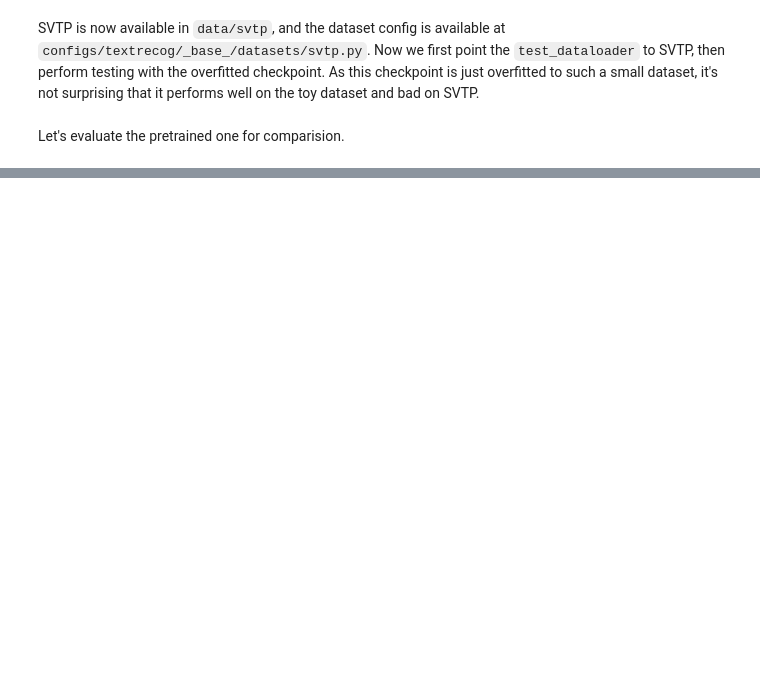
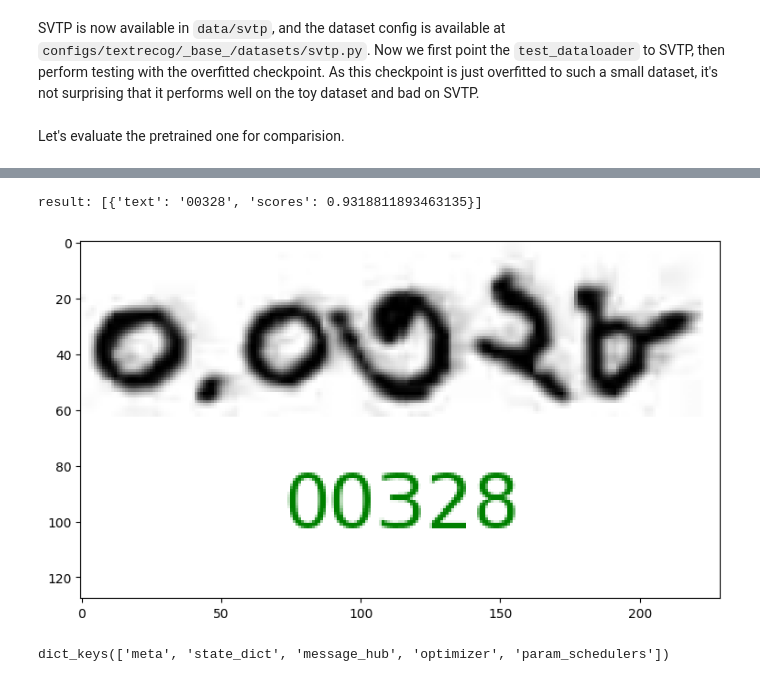
Before and after one commit to samsmusa/mmocr, a Jupyter notebook: tutorial.ipynb, the cells around one changed output, grey strips where cells are left out. Cells and saved outputs as stored; diff of their text form; code cells hidden in the pictures; blank space fills up the shorter version.

```diff
--- a/tutorial.ipynb
+++ b/tutorial.ipynb
@@ -379,3 +401,22 @@ cfg['load_from'] = 'https://download.openmmlab.com/mmocr/textrecog/sar/sar_resne
 cfg.visualizer.name = f'{time.localtime()}'
 runner = Runner.from_cfg(cfg)
 runner.test()
+# %%
+import matplotlib.pyplot as plt
+import torch
+from mmocr.apis import TextRecInferencer
+import glob
+
+# img = 'tests/data/dlrms_dhaka/imgs/0.0.328--688c400d4e1c4c02960835b4f07018f6.png'
+checkpoint = "pretrained/epoch_200.pth"
+cfg_file = "configs/textrecog/crnn/crnn_mini-vgg_5e_dlrms.py"
+
+infer = TextRecInferencer(cfg_file, checkpoint, batch_size=1)
+result = infer(img, return_vis=True, batch_size=)
+
+print(f'result: {result["predictions"]}' )
+
+plt.figure(figsize=(9, 16))
+plt.imshow(result['visualization'][0])
+plt.show()
+# %% [output]
@@ -381,0 +428,6 @@ runner.test()
+result: [{'text': '00328', 'scores': 0.9318811893463135}]
+[figure, added]
+# %%
+model.keys()
+# %% [output]
+dict_keys(['meta', 'state_dict', 'message_hub', 'optimizer', 'param_schedulers'])
```
Also changed, not shown: parts of 12 cells of this notebook, 14 other files.
